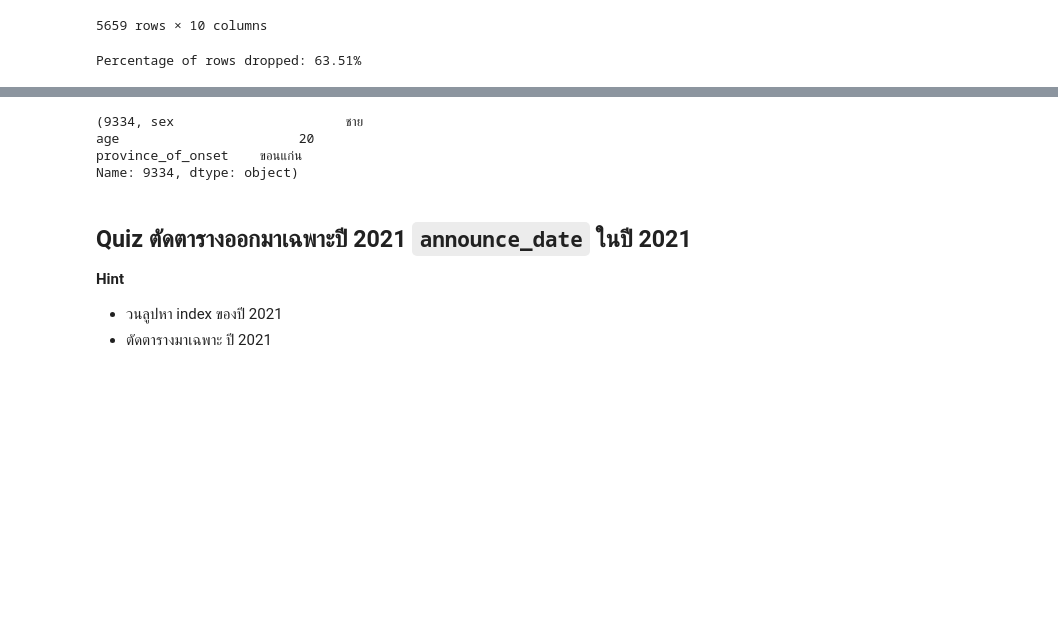
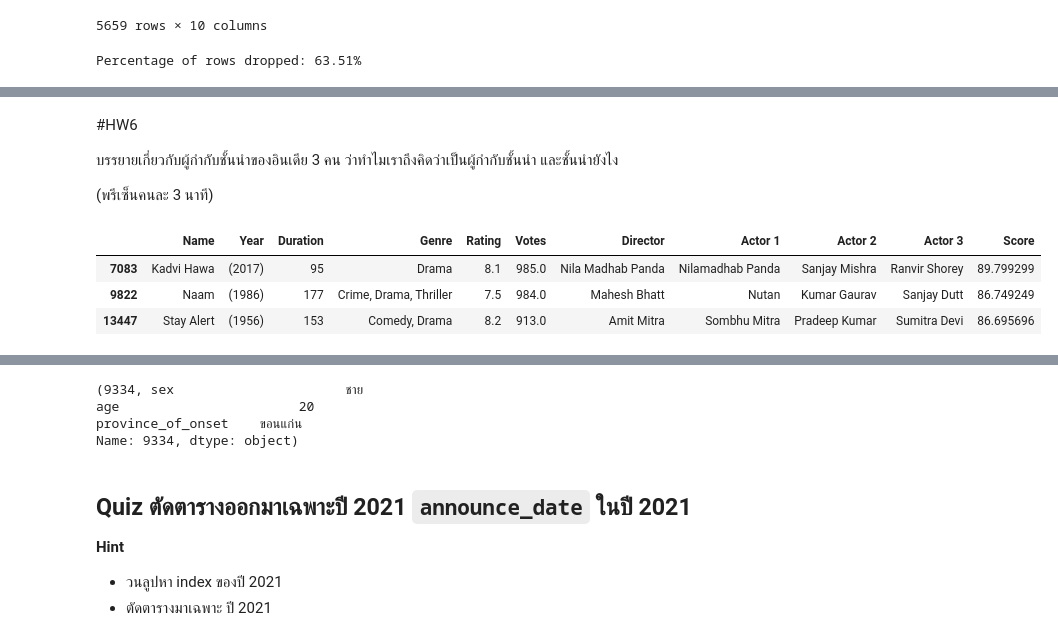
Before and after one commit to Earth15145/Python_dataviz2024, a Jupyter notebook: Copy_of_Pandas_101.ipynb, the cells around one changed output, grey strips where cells are left out. Saved outputs shown, nothing was run; the diff lists cells and outputs as text; code cells hidden in the pictures; blank space fills up the shorter version.

```diff
--- a/Copy_of_Pandas_101.ipynb
+++ b/Copy_of_Pandas_101.ipynb
@@ -737,0 +743,27 @@ movie_df
+# %% [markdown]
+#HW6
+
+บรรยายเกี่ยวกับผู้กำกับชั้นนำของอินเดีย 3 คน ว่าทำไมเราถึงคิดว่าเป็นผู้กำกับชั้นนำ และชั้นนำยังไง
+
+(พรีเซ็นคนละ 3 นาที)
+# %%
+# Convert 'Votes' and 'Rating' columns to numeric types
+movie_df['Votes'] = pd.to_numeric(movie_df['Votes'], errors='coerce')
+movie_df['Rating'] = pd.to_numeric(movie_df['Rating'], errors='coerce')
+
+# Calculate the 'Score' column
+movie_df['Score'] = (movie_df['Votes'] / movie_df['Votes'].max() * 50) + (movie_df['Rating'] / movie_df['Rating'].max() * 50)
+
+# Sort the DataFrame by 'Score' in descending order
+df = movie_df.sort_values(by='Score', ascending=False)
+
+# Select the top 3 directors
+top_directors = df.head(3)
+
+# Display the result
+top_directors
+# %% [output]
+|  | Name | Year | Duration | Genre | Rating | Votes | Director | Actor 1 | Actor 2 | Actor 3 | Score |
+| 7083 | Kadvi Hawa | (2017) | 95 | Drama | 8.1 | 985.0 | Nila Madhab Panda | Nilamadhab Panda | Sanjay Mishra | Ranvir Shorey | 89.799299 |
+| 9822 | Naam | (1986) | 177 | Crime, Drama, Thriller | 7.5 | 984.0 | Mahesh Bhatt | Nutan | Kumar Gaurav | Sanjay Dutt | 86.749249 |
+| 13447 | Stay Alert | (1956) | 153 | Comedy, Drama | 8.2 | 913.0 | Amit Mitra | Sombhu Mitra | Pradeep Kumar | Sumitra Devi | 86.695696 |
```
Also changed, not shown: parts of 7 cells of this notebook.
